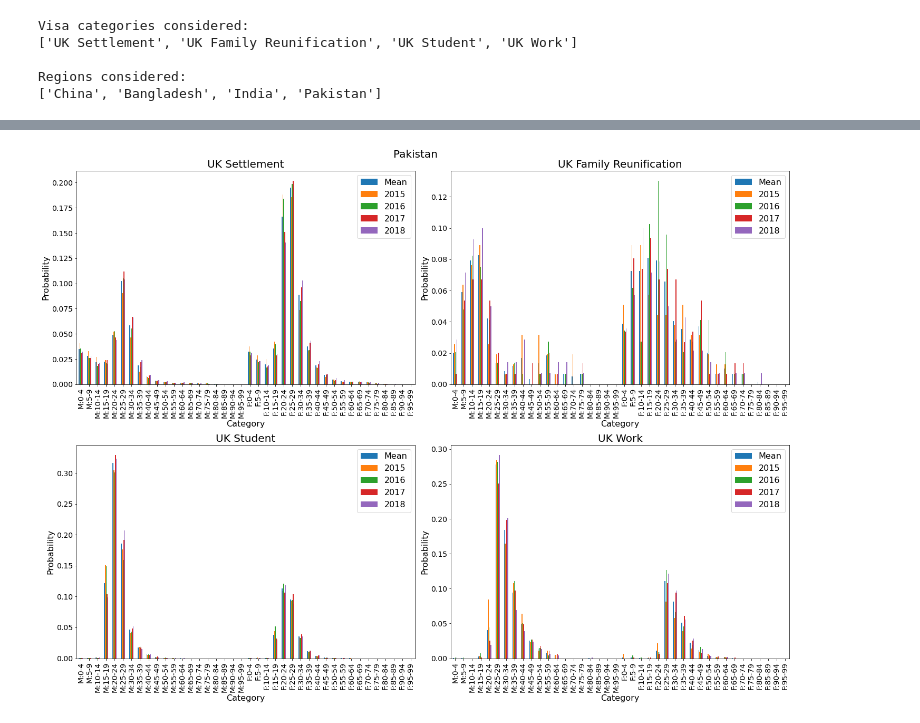
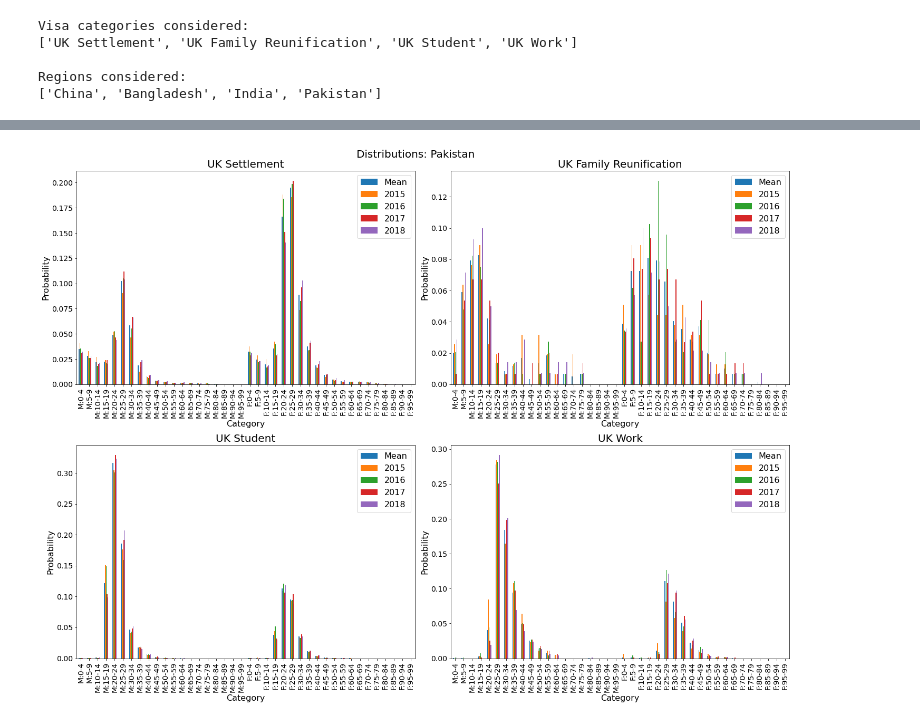
Before and after one commit to JamesTruscott/JupyterBinder, a Jupyter notebook: E-DETECT-TB/E_Detect_TB_Notes2.ipynb, the cells around one changed output, grey strips where cells are left out. Saved outputs shown, nothing was run; the diff lists cells and outputs as text; code cells hidden in the pictures.

```diff
--- a/E-DETECT-TB/E_Detect_TB_Notes2.ipynb
+++ b/E-DETECT-TB/E_Detect_TB_Notes2.ipynb
@@ -241,35 +246,35 @@ n_cols = 2
 n_rows = 2
 fig, ax = plt.subplots(ncols=n_cols, nrows=n_rows)
 
 for i in range(n_cols*n_rows):
     i_row = i // n_cols
     i_col = i % n_cols
     currentVisa = visaSet[i]
     currentAx = ax[i_row, i_col]
     CV = (currentRegion, currentVisa)
     currentMean = MeanAgeSexDistrByCV[CV]
 
     plot_df = pd.DataFrame({'Labels': names,
                             'Mean': currentMean})
 
     for y in years:
         currentIndex = CV + (y,)
         plot_df[y] = meanByCVYear[currentIndex]
 
     plot_df.plot.bar(x='Labels', rot=90, ax=currentAx)
     currentAx.set_title(currentVisa, fontsize=20)
     currentAx.set_ylabel('Probability', fontsize=16)
     currentAx.set_xlabel('Category', fontsize=16)
     currentAx.tick_params(axis='both', which='major', labelsize=14)
     currentAx.legend(fontsize=16)
 
 
 fig.set_size_inches(20, 7.5*n_rows)
-fig.suptitle(currentRegion, fontsize=20)
+fig.suptitle(f'Distributions: {currentRegion}', fontsize=20)
 fig.tight_layout()
 plt.show()
 # %% [output]
-[figure, old version]
+[figure, new version]
 # %%
 currentRegion = 'Bangladesh'
 
```
Also changed, not shown: parts of 12 cells of this notebook.
